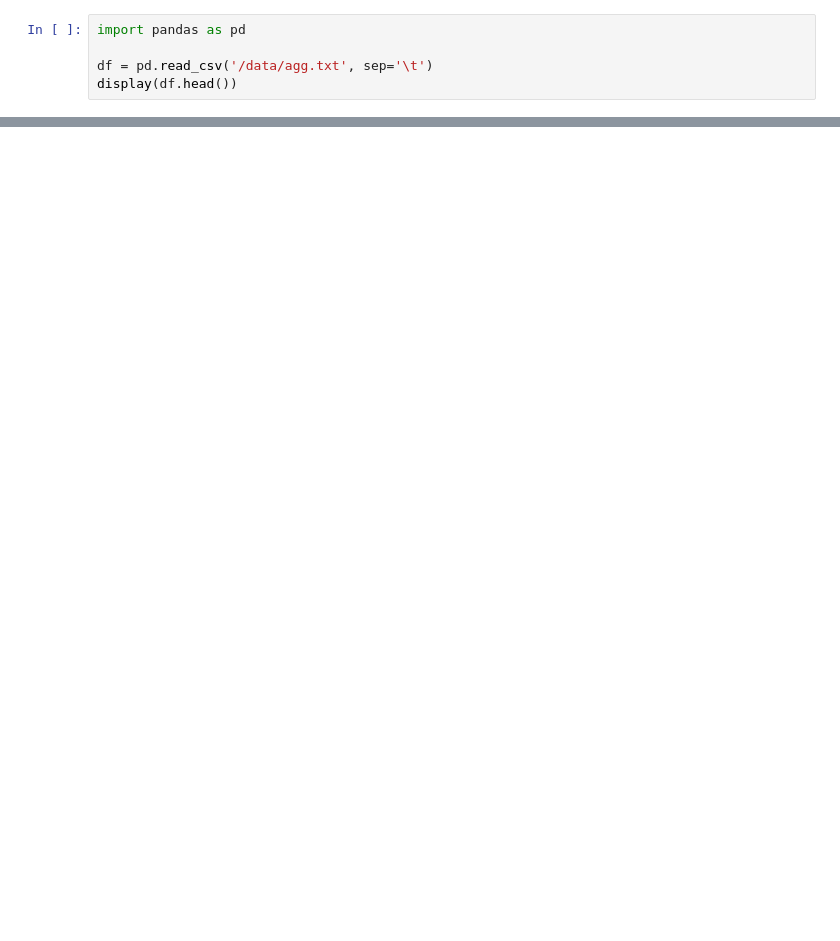
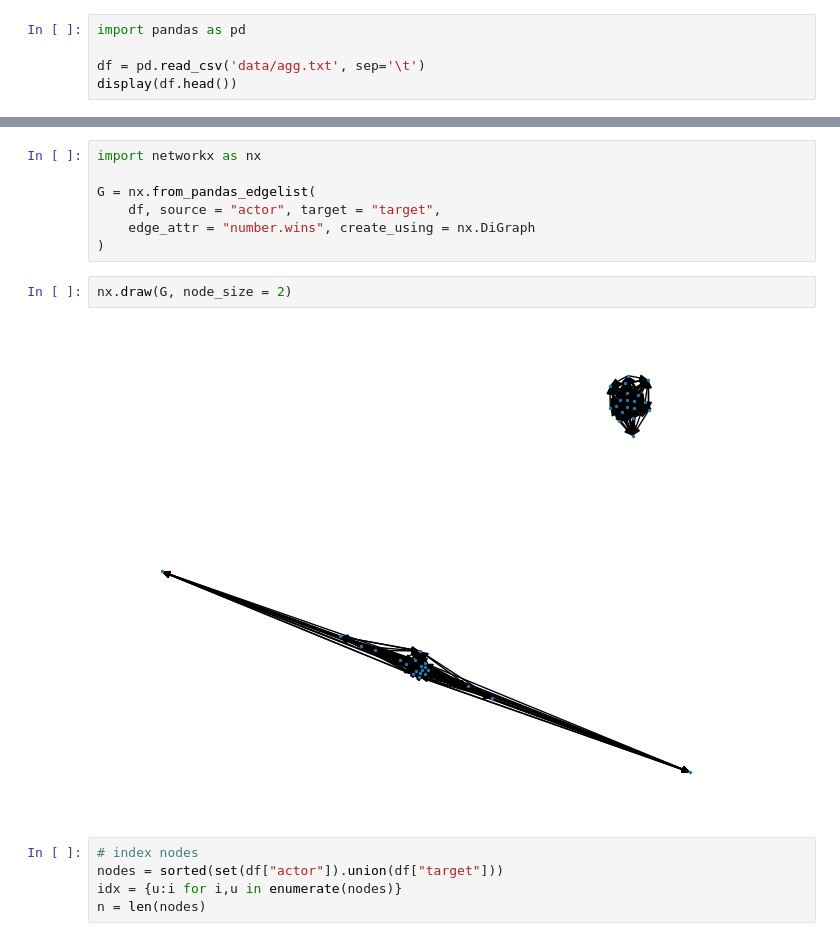
Before and after one commit to rahulsunilkumar/BIOL4559homework, a Jupyter notebook: project.ipynb, the cells around one changed output, grey strips where cells are left out. Cells and saved outputs as stored; diff of their text form; blank space fills up the shorter version.

```diff
--- a/project.ipynb
+++ b/project.ipynb
@@ -1,6 +1,6 @@
 # %%
 import pandas as pd
 
-df = pd.read_csv('/data/agg.txt', sep='\t')
+df = pd.read_csv('data/agg.txt', sep='\t')
 display(df.head())
 # %% [output]
@@ -7,0 +33,16 @@ FileNotFoundError: [Errno 2] No such file or directory: '/content/agg.txt'
+# %%
+import networkx as nx
+
+G = nx.from_pandas_edgelist(
+    df, source = "actor", target = "target",
+    edge_attr = "number.wins", create_using = nx.DiGraph
+)
+# %%
+nx.draw(G, node_size = 2)
+# %% [output]
+[figure, added]
+# %%
+# index nodes
+nodes = sorted(set(df["actor"]).union(df["target"]))
+idx = {u:i for i,u in enumerate(nodes)}
+n = len(nodes)
```
Also changed, not shown: parts of 6 cells of this notebook, 3 other files.
